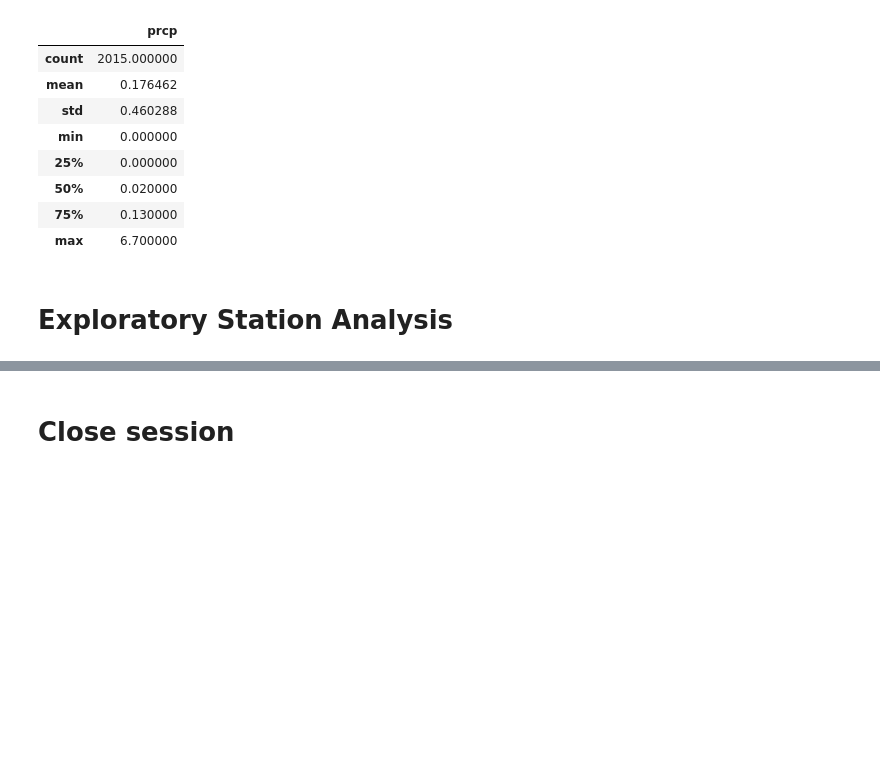
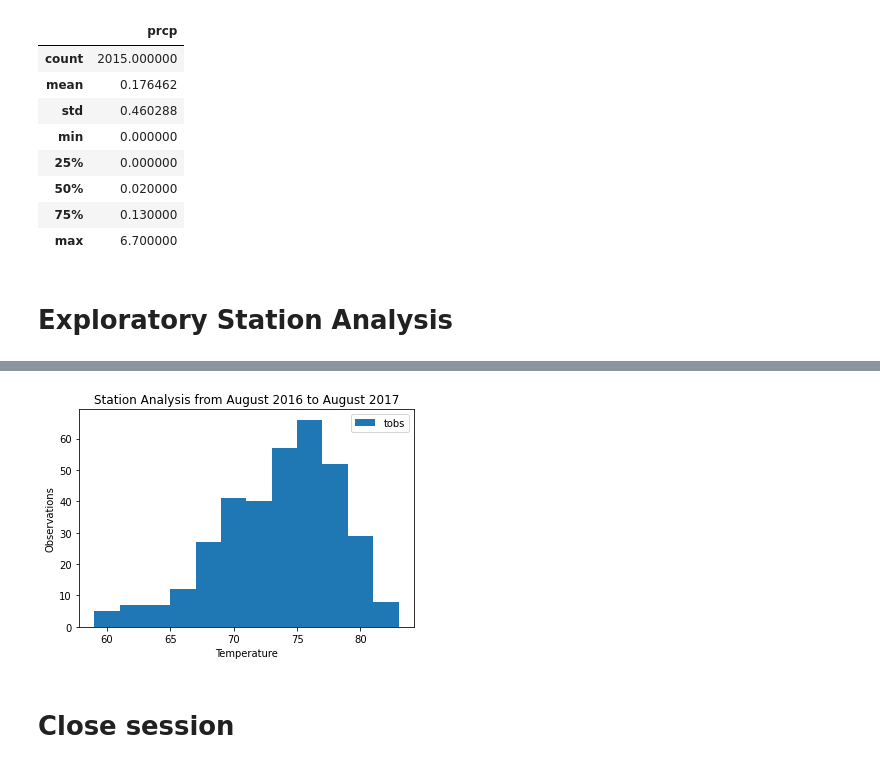
Before and after one commit to Glenn200/sqlalchemy-challenge, a Jupyter notebook: climate_starter.ipynb, the cells around one changed output, grey strips where cells are left out. Cells and saved outputs as stored; diff of their text form; code cells hidden in the pictures; blank space fills up the shorter version.

```diff
--- a/climate_starter.ipynb
+++ b/climate_starter.ipynb
@@ -145,8 +164,15 @@ active_stations
 # %%
 # Design a query to find the most active stations (i.e. what stations have the most rows?)
-active_stations = 'SELECT station, count(*) from measurement group by station order by count(*) desc'
-engine.execute(active_stations).fetchall()
-active_stations_count = engine.execute('SELECT station, count(*) from measurement group by station order by count(*) desc').fetchall()
+#active_stations = 'SELECT station, count(*) from measurement group by station order by count(*) desc'
+active_stations = (session.query(Measurement.station, func.count(Measurement.station)).\
+                   group_by(Measurement.station).order_by(func.count(Measurement.station).desc()).all())
+most_active_station = active_stations[0][0]
+#engine.execute(active_stations).fetchall()
+#active_stations_count = engine.execute('SELECT station, count(*) from measurement group by station order by count(*) desc').fetchall()
 active_stations
 # List the stations and the counts in descending order.
+print("The station with the highest obsevations was " + most_active_station + " with " + str(active_stations[0][1]) + " observations.")
+print("Stations and observation list with counts in descending order.")
+for j, i in active_stations:
+    print("The station " + j + " had " + str(i) + " observations.")
 # %% [output]
@@ -160,3 +196,8 @@ most_active_station
 # %%
 # Using the most active station id
 # Query the last 12 months of temperature observation data for this station and plot the results as a histogram
+prcp1 = session.query(Measurement.station, Measurement.date, Measurement.tobs).\
+    filter(Measurement.station == most_active_station).\
+    filter(Measurement.date > precip_12_mo).order_by(Measurement.date).all()
+prcp1_df = pd.DataFrame(prcp1)
+prcp1_df
@@ -163,3 +218,13 @@ most_active_station
+# %%
+#plot the results as a histogram
+prcp1_df.set_index('date')
+prcp1_df.plot.hist(bins = 12)
+plt.title("Station Analysis from August 2016 to August 2017")
+plt.xlabel("Temperature")
+plt.ylabel("Observations")
+plt.savefig("Resources/Station.png")
+# %% [output]
+[figure, added]
 # %% [markdown]
 # Close session
 # %%
```
Also changed, not shown: parts of 15 cells of this notebook, 2 other files.
